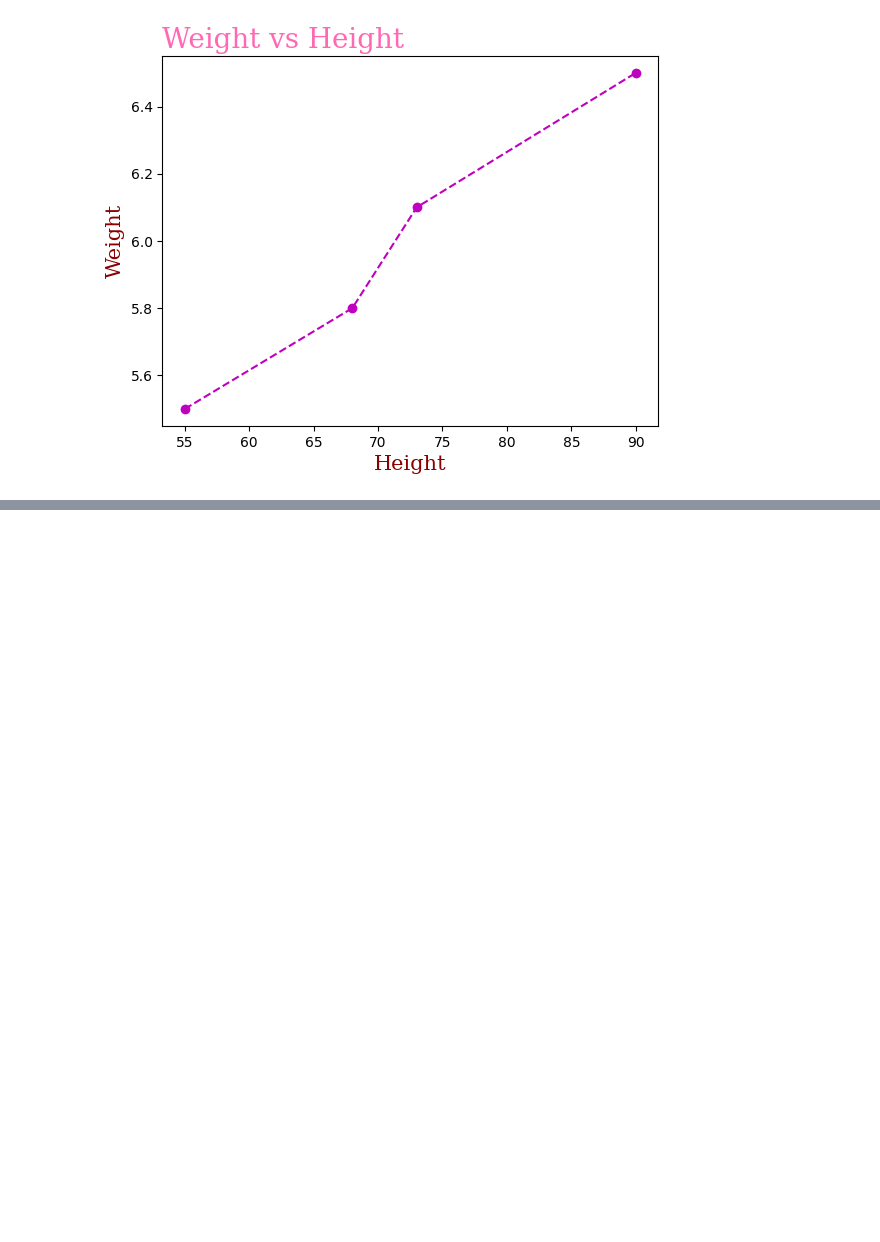
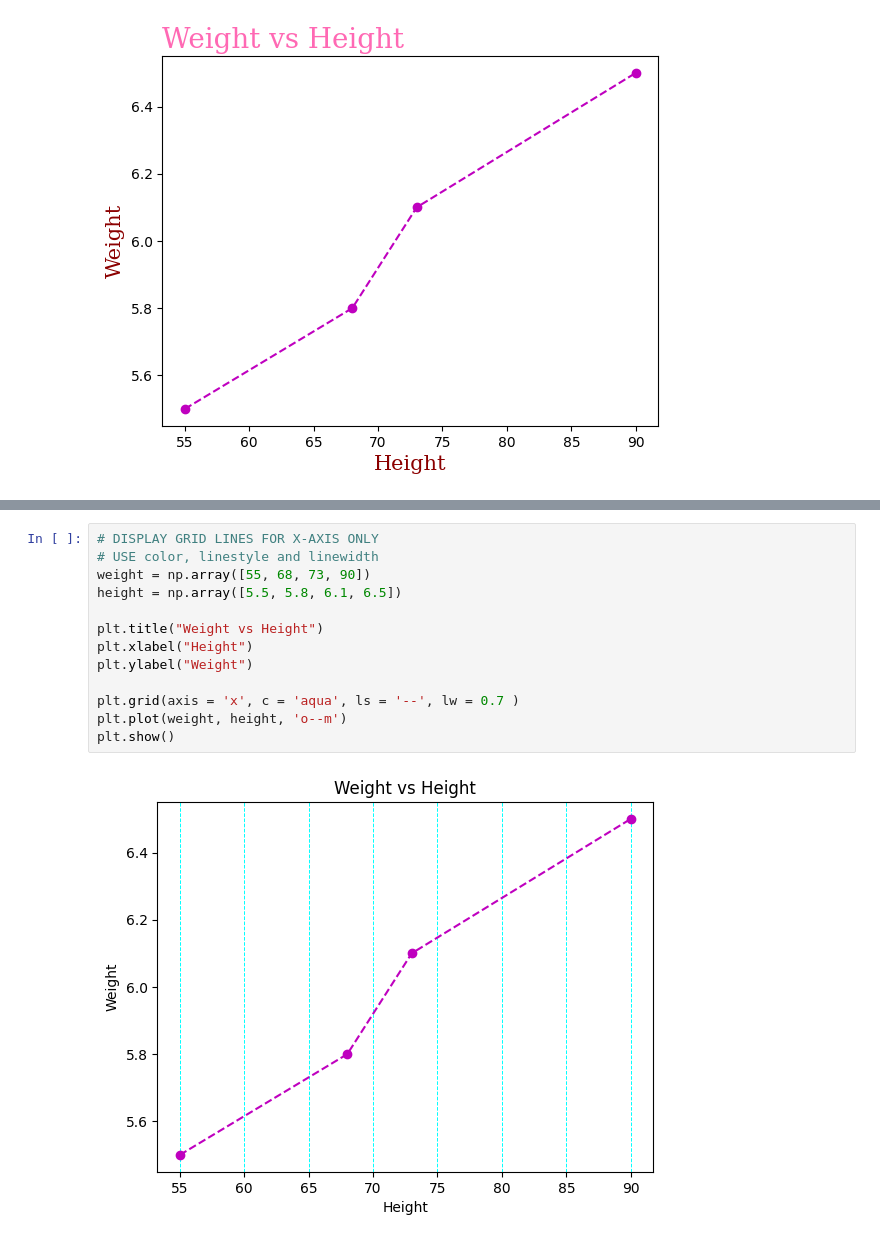
Before and after one commit to NatashaMoses/ML_Python_Libraries, a Jupyter notebook: matplotlib/matplotlib.ipynb, the cells around one changed output, grey strips where cells are left out. Saved outputs shown, nothing was run; the diff lists cells and outputs as text; blank space fills up the shorter version.

```diff
--- a/matplotlib/matplotlib.ipynb
+++ b/matplotlib/matplotlib.ipynb
@@ -206,0 +237,15 @@ plt.show()
+# %%
+# DISPLAY GRID LINES FOR X-AXIS ONLY
+# USE color, linestyle and linewidth
+weight = np.array([55, 68, 73, 90])
+height = np.array([5.5, 5.8, 6.1, 6.5])
+
+plt.title("Weight vs Height")
+plt.xlabel("Height")
+plt.ylabel("Weight")
+
+plt.grid(axis = 'x', c = 'aqua', ls = '--', lw = 0.7 )
+plt.plot(weight, height, 'o--m')
+plt.show()
+# %% [output]
+[figure, added]
```
Also changed, not shown: parts of 2 cells of this notebook.
